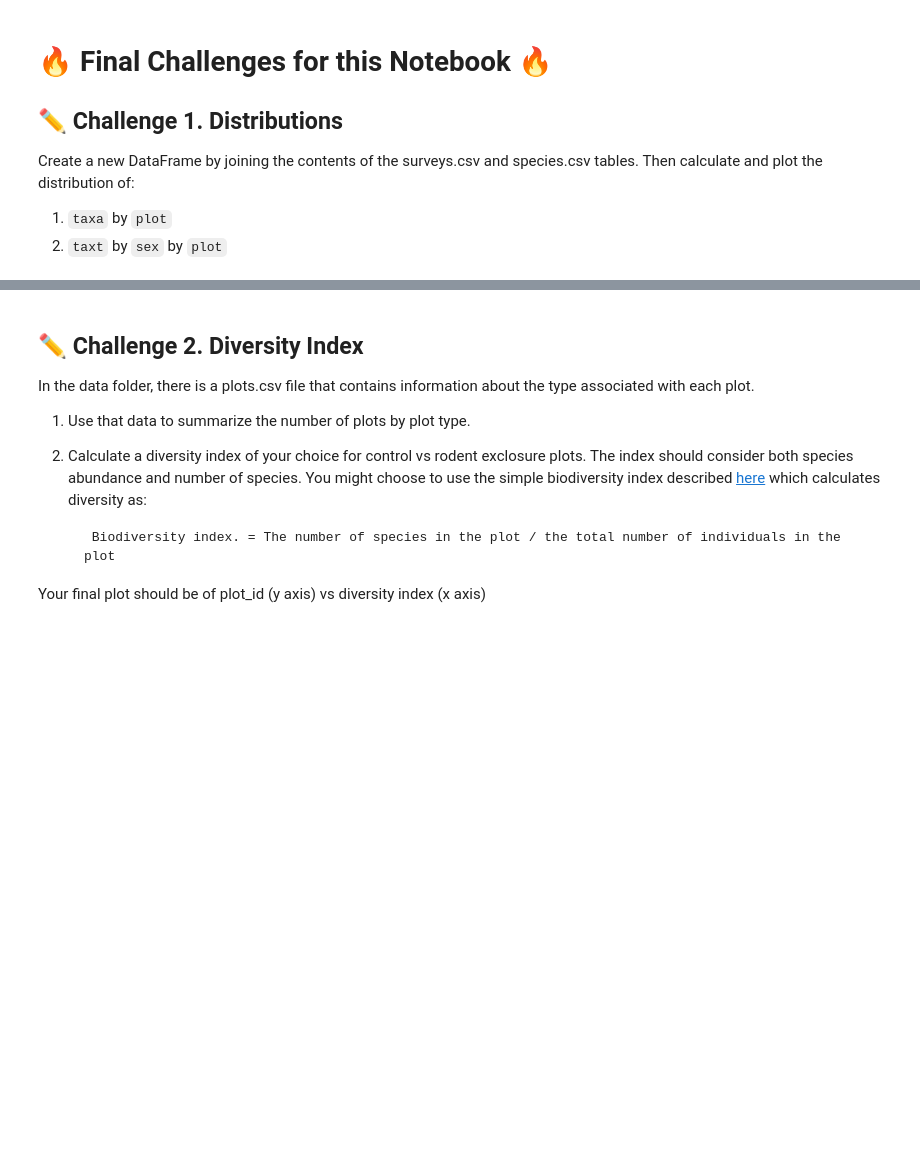
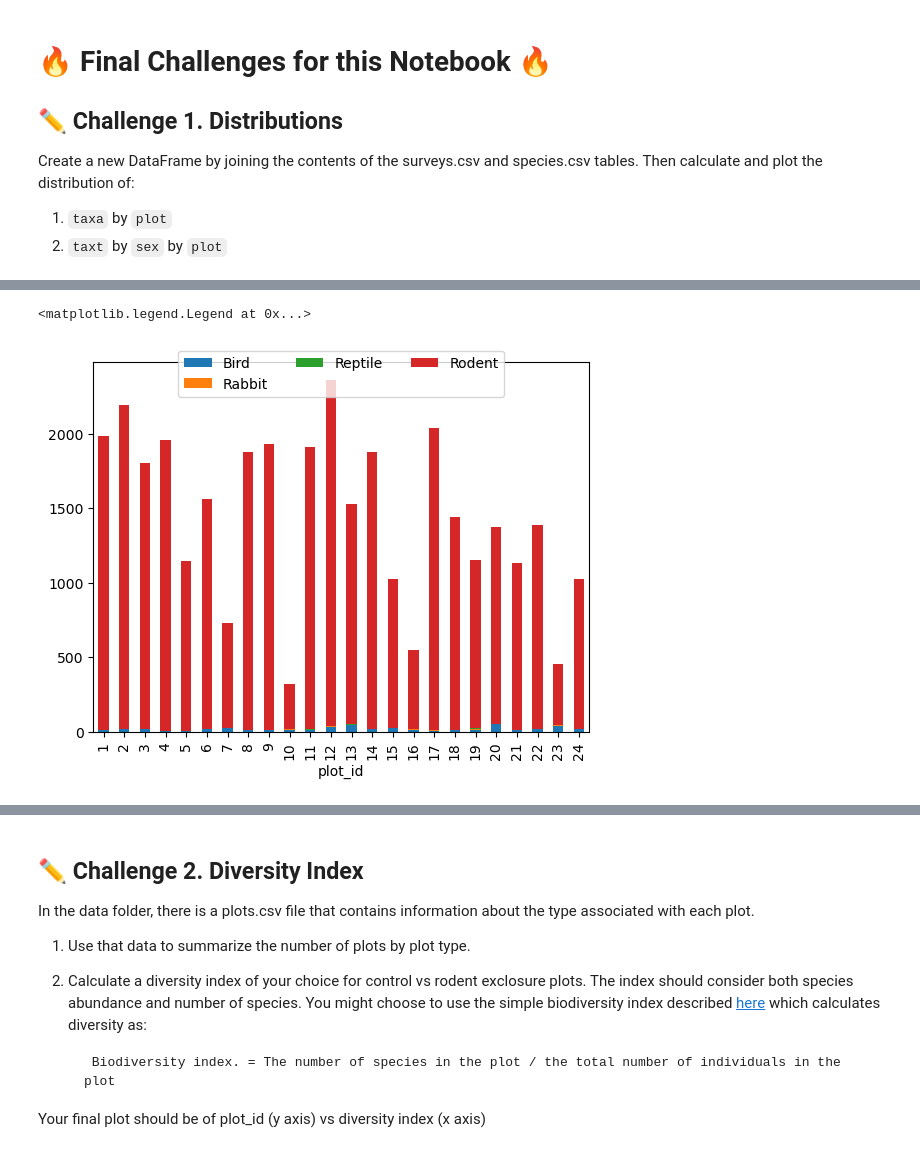
Before and after one commit to CurtinIDS/CIC_Carpentries_Python, a Jupyter notebook: notebooks/Intro_to_Python_Day1_Pt5.ipynb, the cells around one changed output, grey strips where cells are left out. Drawn from its saved outputs; the diff is of its cells as text; code cells hidden in the pictures; blank space fills up the shorter version.

```diff
--- a/notebooks/Intro_to_Python_Day1_Pt5.ipynb
+++ b/notebooks/Intro_to_Python_Day1_Pt5.ipynb
@@ -207,0 +389,6 @@ Create a new DataFrame by joining the contents of the surveys.csv and species.cs
+# %%
+merged_left.groupby(["plot_id", "taxa"]).count()["record_id"].unstack().plot(kind='bar', stacked=True)
+plt.legend(loc='upper center', ncol=3, bbox_to_anchor=(0.5, 1.05)) # stop the legend from overlapping with the bar plot
+# %% [output]
+<matplotlib.legend.Legend at 0x...>
+[figure, added]
```
Also changed, not shown: parts of 36 cells of this notebook, 2 other files.
